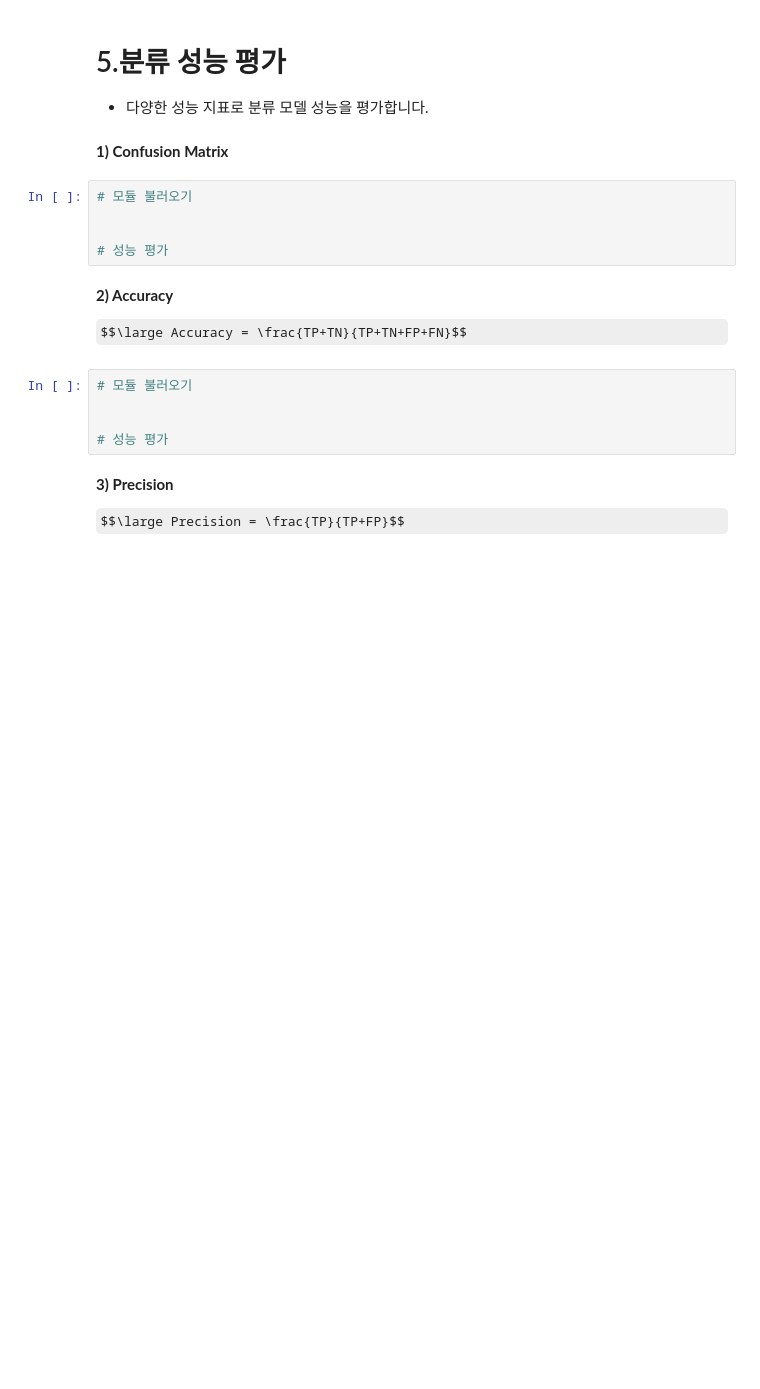
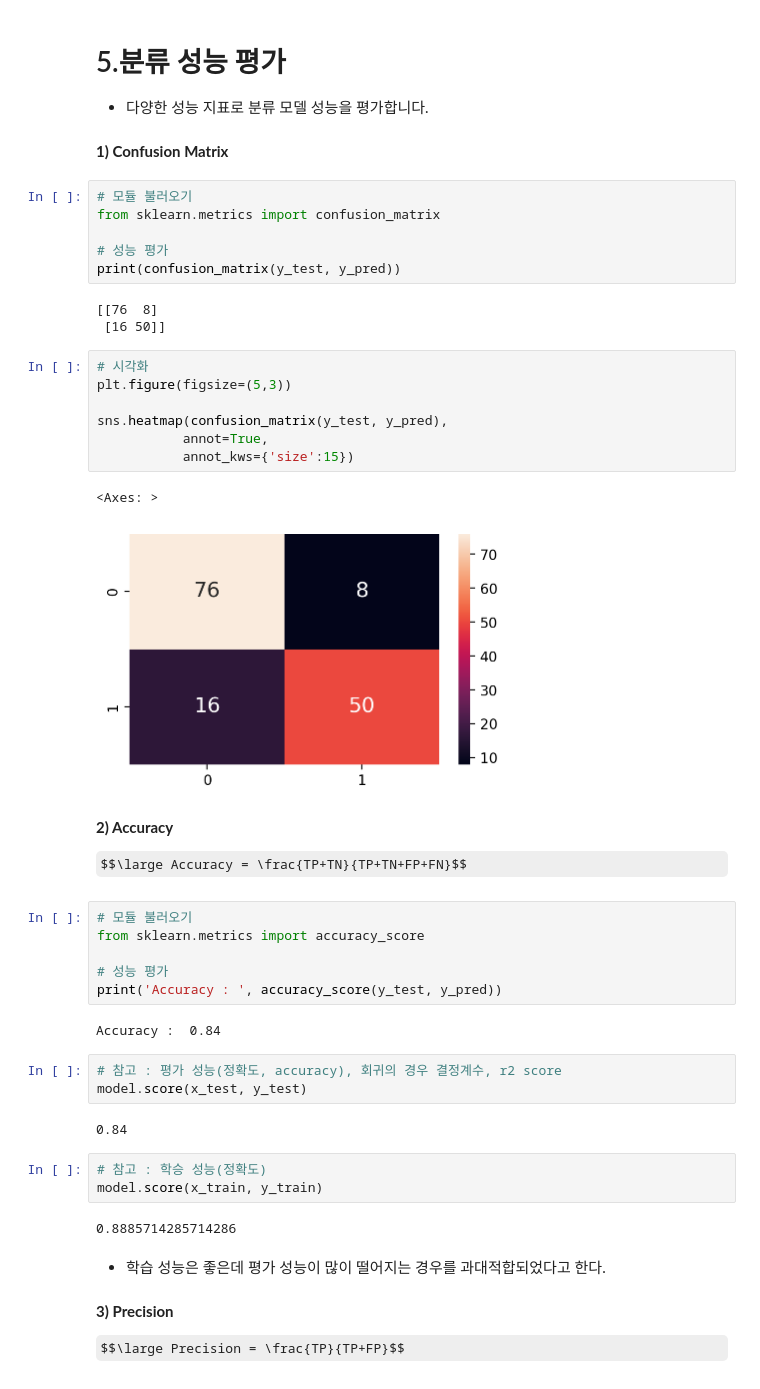
Before and after one commit to hon3538/KT_AIVLE, a Jupyter notebook: 머신러닝/배우기/ML02_02_성능평가(Admission).ipynb, the cells around one changed output. Saved outputs shown, nothing was run; the diff lists cells and outputs as text; some formulas as TeX source; blank space fills up the shorter version.

```diff
--- a/머신러닝/배우기/ML02_02_성능평가(Admission).ipynb
+++ b/머신러닝/배우기/ML02_02_성능평가(Admission).ipynb
@@ -115,18 +171,47 @@ y_pred = model.predict(x_test)
 **1) Confusion Matrix**
 # %%
 # 모듈 불러오기
-
+from sklearn.metrics import confusion_matrix
 
 # 성능 평가
+print(confusion_matrix(y_test, y_pred))
+# %% [output]
+[[76  8]
+ [16 50]]
+# %%
+# 시각화
+plt.figure(figsize=(5,3))
+
+sns.heatmap(confusion_matrix(y_test, y_pred),
+           annot=True,
+           annot_kws={'size':15})
+# %% [output]
+<Axes: >
+[figure, added]
 # %% [markdown]
 **2) Accuracy**
 
 $$\large Accuracy = \frac{TP+TN}{TP+TN+FP+FN}$$
 # %%
 # 모듈 불러오기
-
+from sklearn.metrics import accuracy_score
 
 # 성능 평가
+print('Accuracy : ', accuracy_score(y_test, y_pred))
+# %% [output]
+Accuracy :  0.84
+# %%
+# 참고 : 평가 성능(정확도, accuracy), 회귀의 경우 결정계수, r2 score
+model.score(x_test, y_test)
+# %% [output]
+0.84
+# %%
+# 참고 : 학승 성능(정확도)
+model.score(x_train, y_train)
+# %% [output]
+0.8885714285714286
+# %% [markdown]
+* 학습 성능은 좋은데 평가 성능이 많이 떨어지는 경우를 과대적합되었다고 한다.
 # %% [markdown]
 **3) Precision**
 
```
Also changed, not shown: parts of 15 cells of this notebook, 3 other files.
